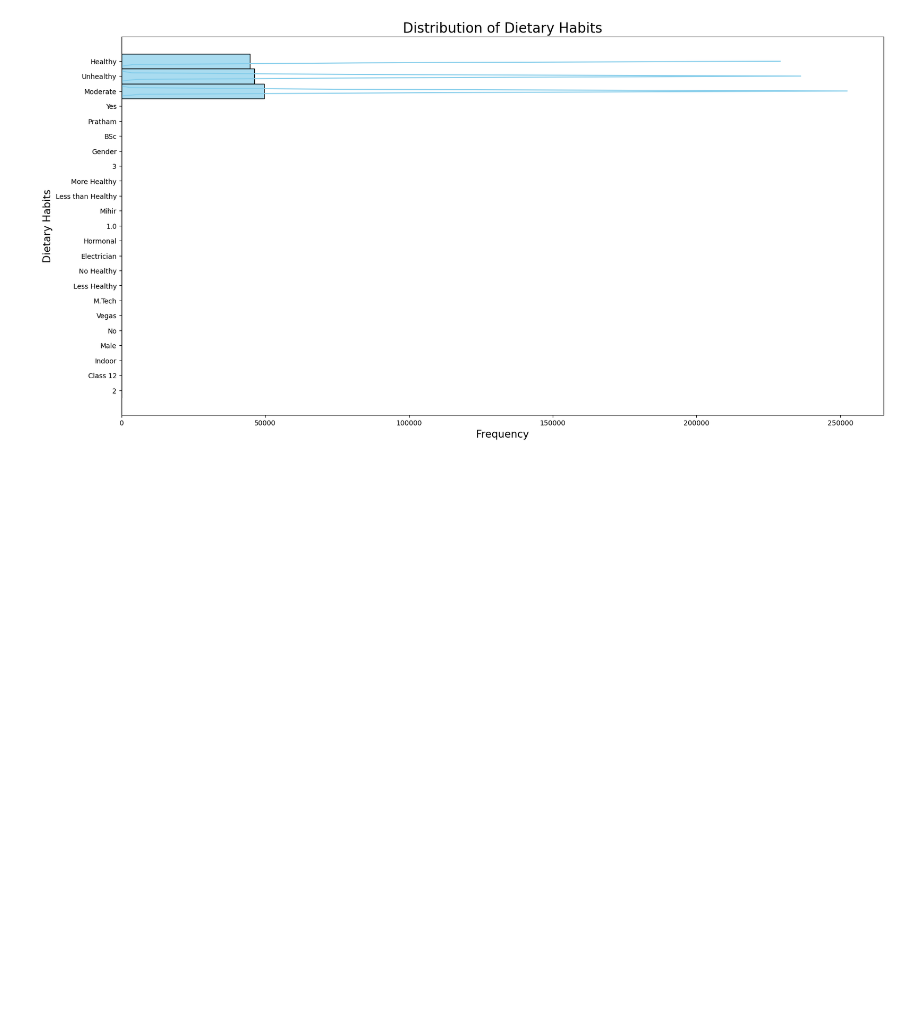
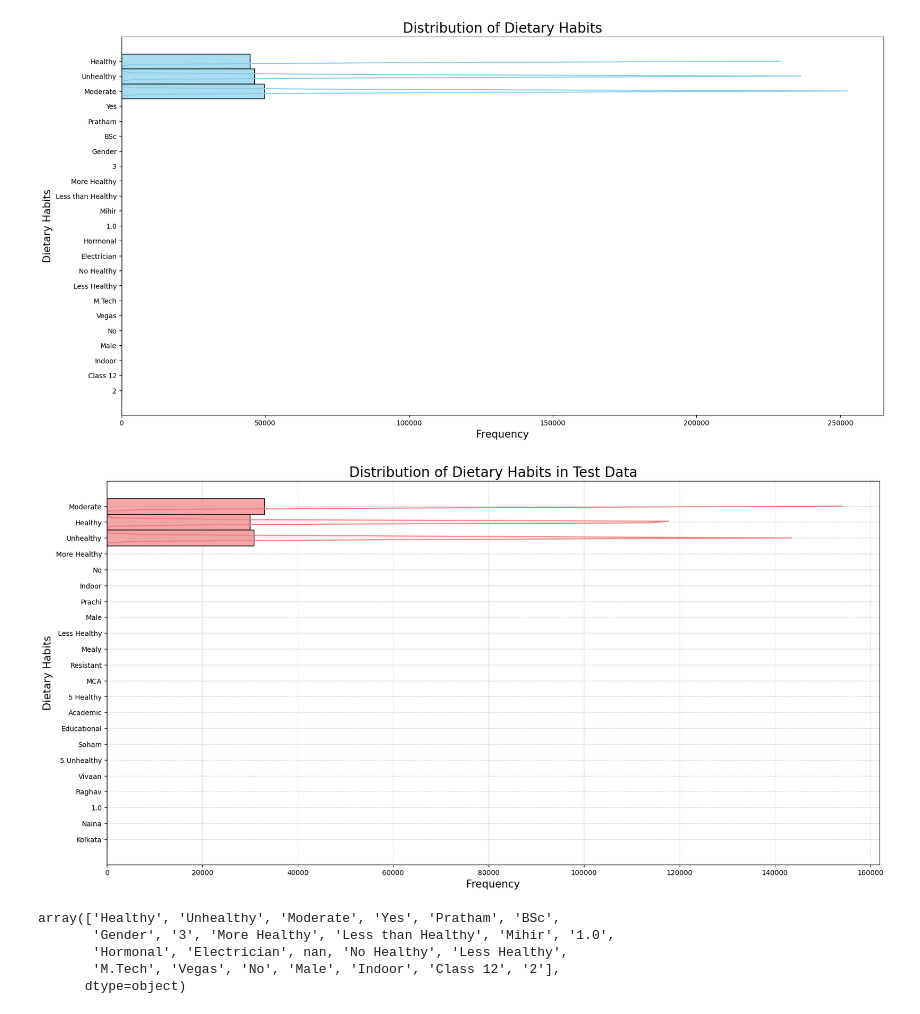
Before and after one commit to lalitssonawane/-Digital-Music-Store-Data-Analysis-using-SQL, a Jupyter notebook: mental-health-prediction-94-accuracy.ipynb, the cells around one changed output. Drawn from its saved outputs; the diff is of its cells as text; code cells hidden in the pictures; blank space fills up the shorter version.

Commit message:
Kaggle Notebook | Mental Health prediction |94% Accuracy| | Mental Health prediction |94% Accuracy|

```diff
--- a/mental-health-prediction-94-accuracy.ipynb
+++ b/mental-health-prediction-94-accuracy.ipynb
@@ -2169,3 +2169,32 @@ plt.ylabel("Dietary Habits", fontsize=15)
 plt.show()
 # %% [output]
 [figure]
+# %%
+# Set the figure size
+plt.figure(figsize=(20, 10))
+
+# Create the histogram with improved aesthetics
+sns.histplot(data=test, y='Dietary Habits', kde=True, color='lightcoral',
+             bins=15, edgecolor='black', alpha=0.7)
+
+# Add title and labels
+plt.title("Distribution of Dietary Habits in Test Data", fontsize=20)
+plt.xlabel("Frequency", fontsize=15)
+plt.ylabel("Dietary Habits", fontsize=15)
+
+# Add gridlines for better readability
+
+plt.grid(True, linestyle='--', alpha=0.5)
+
+# Show the plot
+plt.show()
+# %% [output]
+[figure, added]
+# %%
+df['Dietary Habits'].unique()
+# %% [output]
+array(['Healthy', 'Unhealthy', 'Moderate', 'Yes', 'Pratham', 'BSc',
+       'Gender', '3', 'More Healthy', 'Less than Healthy', 'Mihir', '1.0',
+       'Hormonal', 'Electrician', nan, 'No Healthy', 'Less Healthy',
+       'M.Tech', 'Vegas', 'No', 'Male', 'Indoor', 'Class 12', '2'],
+      dtype=object)
```
Also changed, not shown: parts of 20 cells of this notebook.
